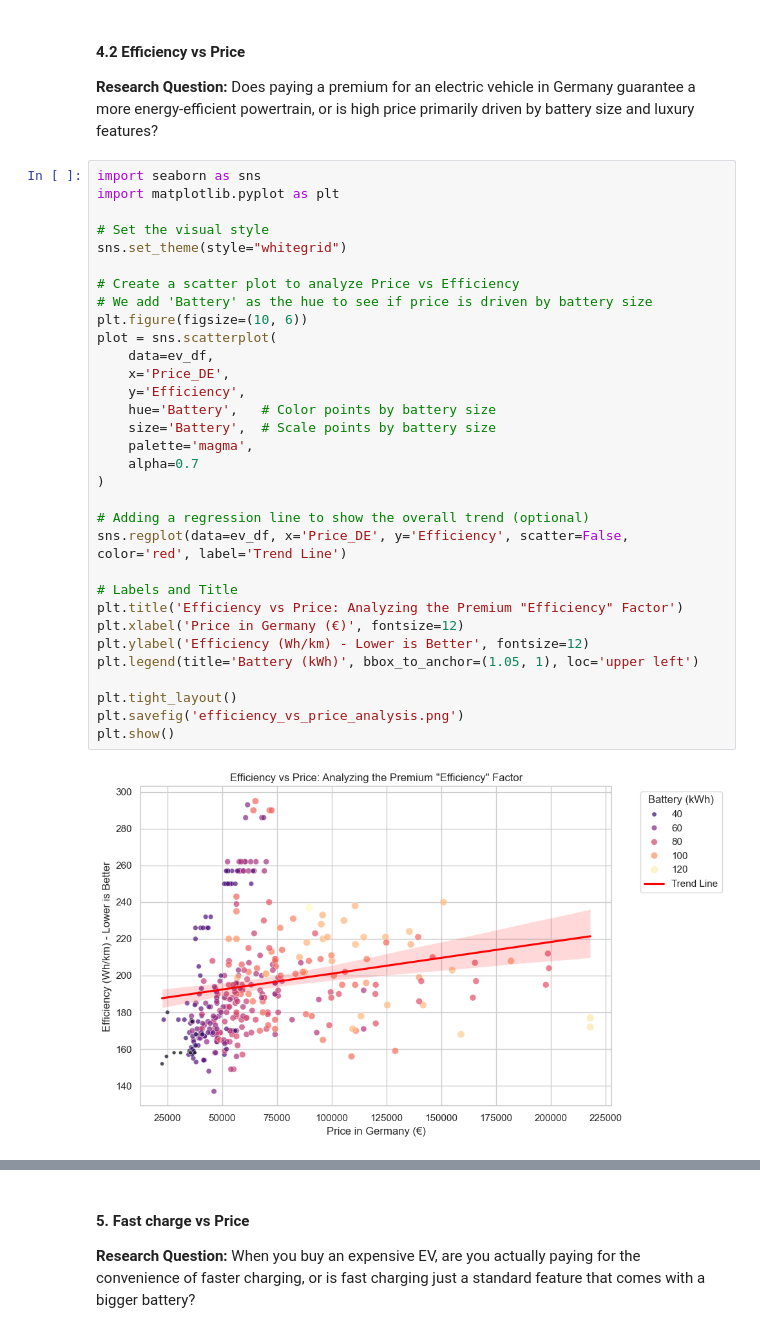
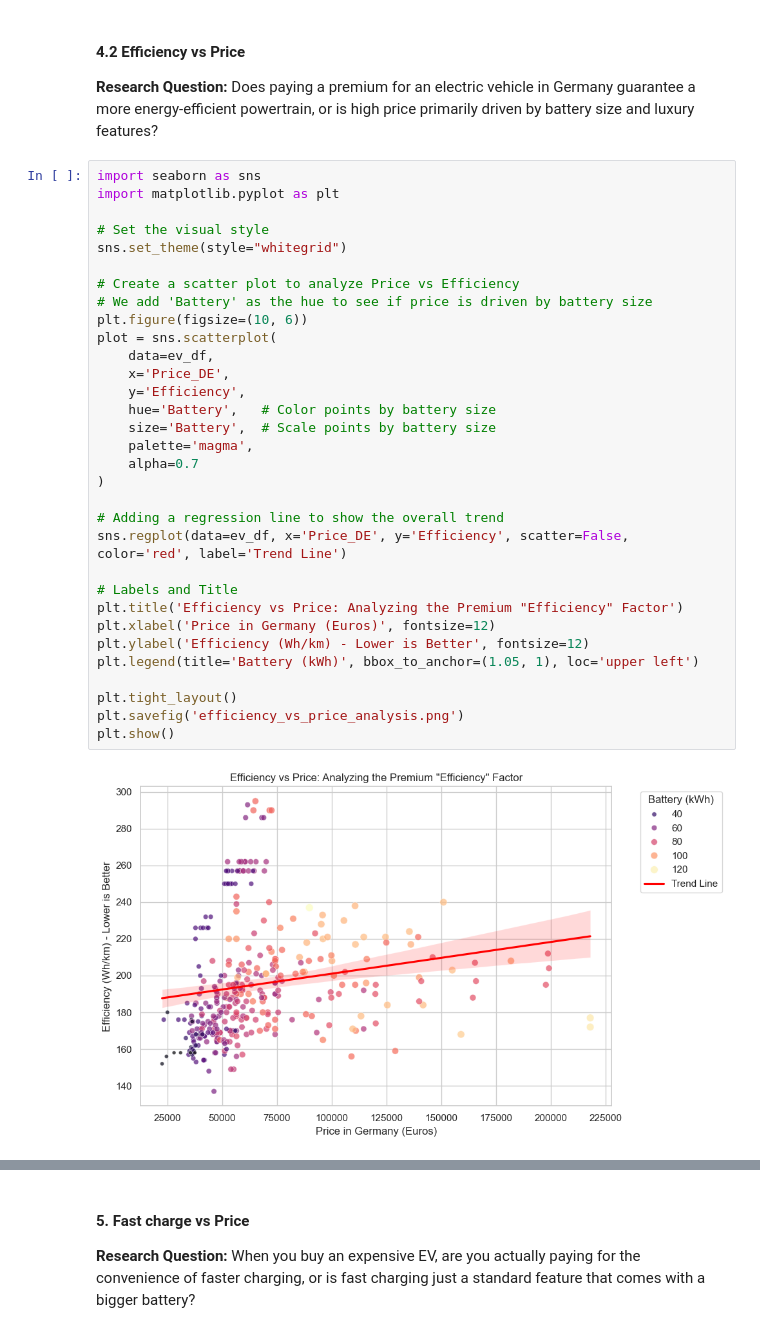
Before and after one commit to divyadas176/Electric_Vehicle_Analysis, a Jupyter notebook: Electric_Vehicle_Analysis.ipynb, the cells around one changed output, grey strips where cells are left out. Drawn from its saved outputs; the diff is of its cells as text.

```diff
--- a/Electric_Vehicle_Analysis.ipynb
+++ b/Electric_Vehicle_Analysis.ipynb
@@ -728,36 +734,36 @@ Vehicle efficiency acts as a regulator of the battery-to-range relationship. In
 import seaborn as sns
 import matplotlib.pyplot as plt
 
 # Set the visual style
 sns.set_theme(style="whitegrid")
 
 # Create a scatter plot to analyze Price vs Efficiency
 # We add 'Battery' as the hue to see if price is driven by battery size
 plt.figure(figsize=(10, 6))
 plot = sns.scatterplot(
     data=ev_df,
     x='Price_DE',
     y='Efficiency',
     hue='Battery',   # Color points by battery size
     size='Battery',  # Scale points by battery size
     palette='magma',
     alpha=0.7
 )
 
-# Adding a regression line to show the overall trend (optional)
+# Adding a regression line to show the overall trend
 sns.regplot(data=ev_df, x='Price_DE', y='Efficiency', scatter=False, color='red', label='Trend Line')
 
 # Labels and Title
 plt.title('Efficiency vs Price: Analyzing the Premium "Efficiency" Factor')
-plt.xlabel('Price in Germany (€)', fontsize=12)
+plt.xlabel('Price in Germany (Euros)', fontsize=12)
 plt.ylabel('Efficiency (Wh/km) - Lower is Better', fontsize=12)
 plt.legend(title='Battery (kWh)', bbox_to_anchor=(1.05, 1), loc='upper left')
 
 plt.tight_layout()
 plt.savefig('efficiency_vs_price_analysis.png')
 plt.show()
 # %% [output]
-[figure, old version]
+[figure, new version]
 # %% [markdown]
 #### Understanding the Plot
 
```
Also changed, not shown: parts of 32 cells of this notebook.
